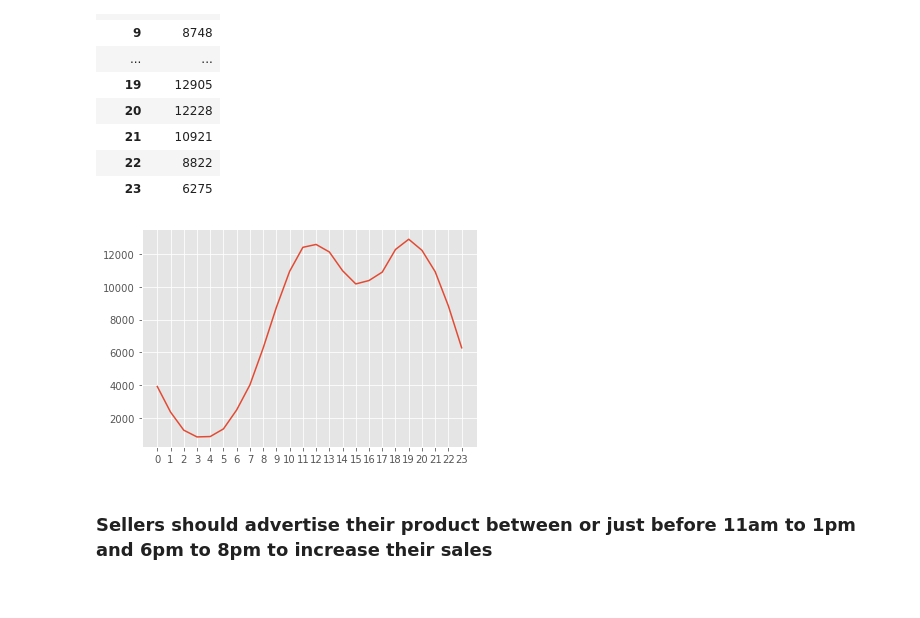
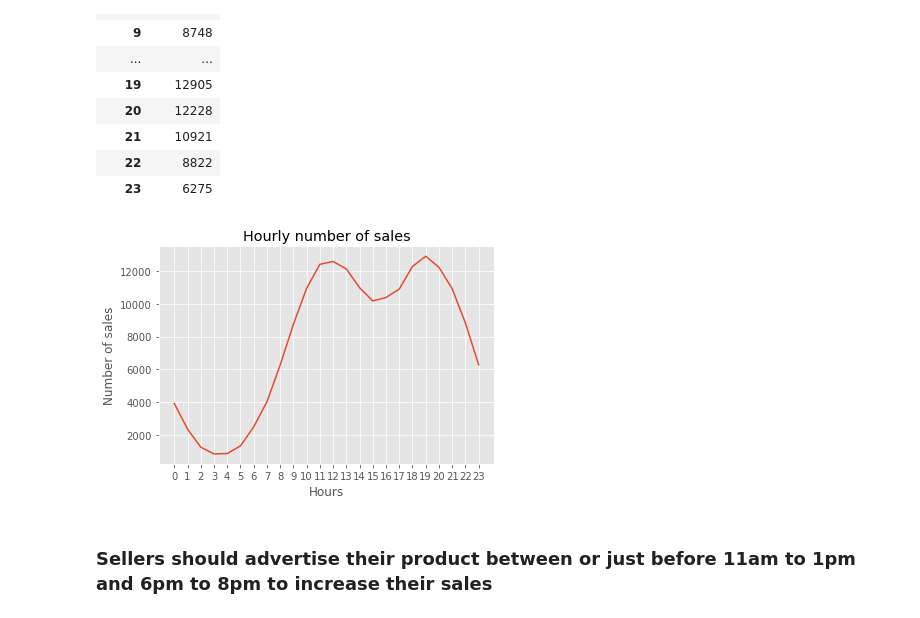
Before and after one commit to dishankkalra23/eCommerce-Sales-Analysis, a Jupyter notebook: Sales-Analysis.ipynb, the cells around one changed output. Cells and saved outputs as stored; diff of their text form; code cells hidden in the pictures.

Commit message:
Updated Sales-Analysis notebook

```diff
--- a/Sales-Analysis.ipynb
+++ b/Sales-Analysis.ipynb
@@ -334,14 +334,16 @@ no_of_sales
 # %%
 hours = [hour for hour,data in all_data.groupby(['hours'])]
 # Method2: hours = range(0,24)
 
 # line graph
 plt.plot(hours,no_of_sales['Order ID'])
 plt.xticks(hours)
-
+plt.xlabel('Hours')
+plt.ylabel('Number of sales')
+plt.title('Hourly number of sales')
 plt.show()
 # %% [output]
-[figure, old version]
+[figure, new version]
 # %% [markdown]
 ### Sellers should advertise their product between or just before 11am to 1pm and 6pm to 8pm to increase their sales
 # %% [markdown]
```
Also changed, not shown: parts of 1 cell of this notebook.
